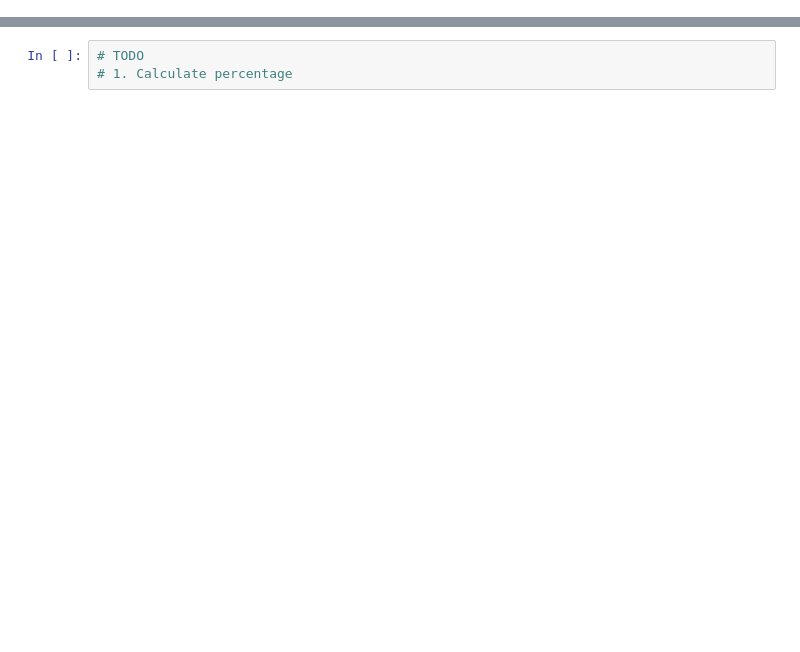
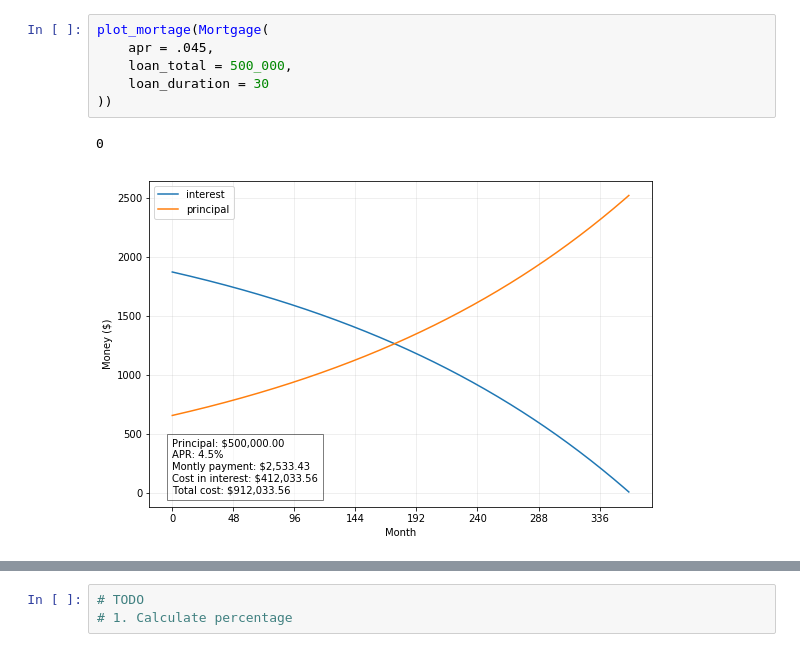
Before and after one commit to rednebmas/mortgage, a Jupyter notebook: Mortgage.ipynb, the cells around one changed output, grey strips where cells are left out. Cells and saved outputs as stored; diff of their text form; blank space fills up the shorter version.

```diff
--- a/Mortgage.ipynb
+++ b/Mortgage.ipynb
@@ -82,0 +64,9 @@ Total: $859,347.56
+# %%
+plot_mortage(Mortgage(
+    apr = .045,
+    loan_total = 500_000,
+    loan_duration = 30
+))
+# %% [output]
+0
+[figure, added]
```
Also changed, not shown: parts of 8 cells of this notebook, 2 other files.
